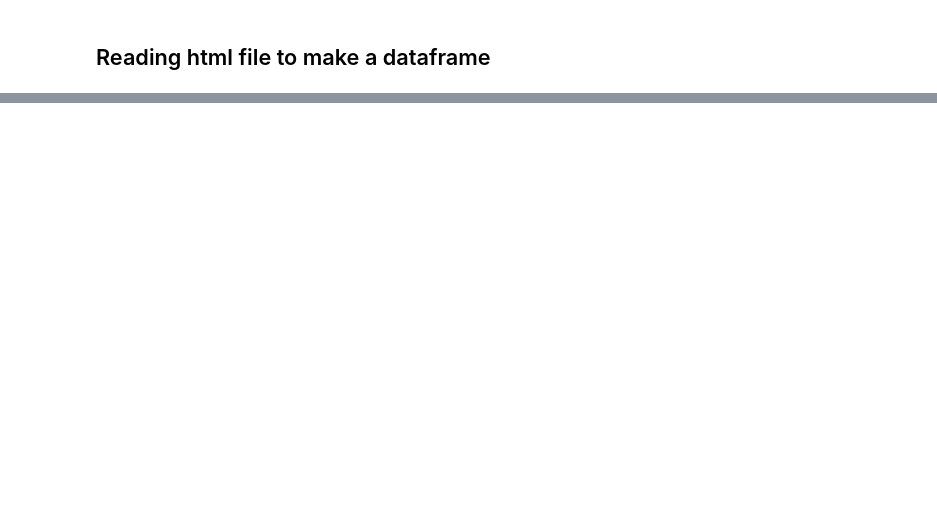
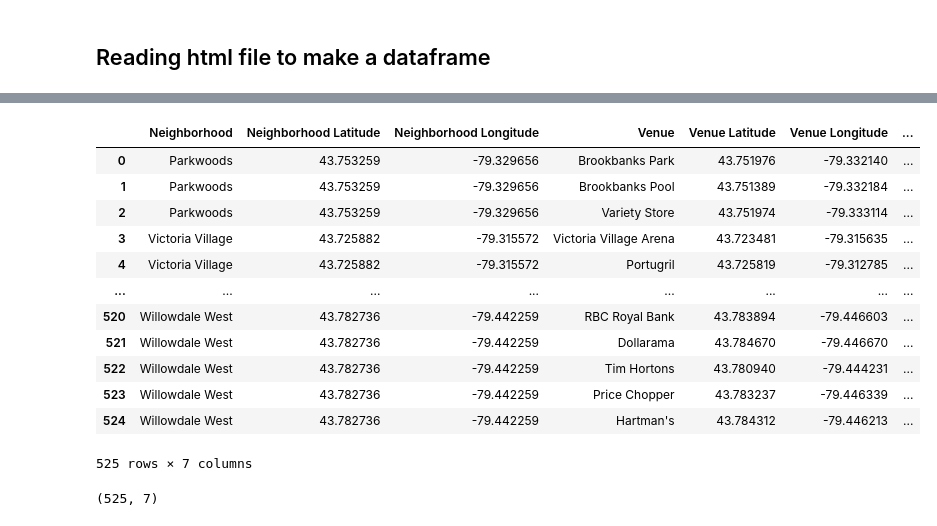
Before and after one commit to Ssents/ibm-capstone, a Jupyter notebook: week3_toronto.ipynb, the cells around one changed output, grey strips where cells are left out. Cells and saved outputs as stored; diff of their text form; code cells hidden in the pictures; blank space fills up the shorter version.

```diff
--- a/week3_toronto.ipynb
+++ b/week3_toronto.ipynb
@@ -20,0 +250,3 @@ df_toronto.head()
+# %%
+toronto_neighborhoods = (df.set_index(df.columns.drop('Neighborhood',1).tolist()).Neighborhood.str.split(', ', expand=True).stack()
+.reset_index().rename(columns={0: 'Neighborhood'}).loc[:, df.columns])
@@ -20,0 +262,2 @@ df_toronto.head()
+# %%
+north_york = toronto_neighborhoods[toronto_neighborhoods['Borough']=='North York']
@@ -20,0 +306,5 @@ df_toronto.head()
+# %%
+toronto_venues = getNearbyVenues(names=north_york['Neighborhood'],
+                                   latitudes=north_york['Latitude'],
+                                   longitudes=north_york['Longitude']
+                                  )
@@ -20,0 +329,20 @@ df_toronto.head()
+# %%
+toronto_venues
+# %% [output]
+|  | Neighborhood | Neighborhood Latitude | Neighborhood Longitude | Venue | Venue Latitude | Venue Longitude | ... |
+| 0 | Parkwoods | 43.753259 | -79.329656 | Brookbanks Park | 43.751976 | -79.332140 | ... |
+| 1 | Parkwoods | 43.753259 | -79.329656 | Brookbanks Pool | 43.751389 | -79.332184 | ... |
+| 2 | Parkwoods | 43.753259 | -79.329656 | Variety Store | 43.751974 | -79.333114 | ... |
+| 3 | Victoria Village | 43.725882 | -79.315572 | Victoria Village Arena | 43.723481 | -79.315635 | ... |
+| 4 | Victoria Village | 43.725882 | -79.315572 | Portugril | 43.725819 | -79.312785 | ... |
+| ... | ... | ... | ... | ... | ... | ... | ... |
+| 520 | Willowdale West | 43.782736 | -79.442259 | RBC Royal Bank | 43.783894 | -79.446603 | ... |
+| 521 | Willowdale West | 43.782736 | -79.442259 | Dollarama | 43.784670 | -79.446670 | ... |
+| 522 | Willowdale West | 43.782736 | -79.442259 | Tim Hortons | 43.780940 | -79.444231 | ... |
+| 523 | Willowdale West | 43.782736 | -79.442259 | Price Chopper | 43.783237 | -79.446339 | ... |
+| 524 | Willowdale West | 43.782736 | -79.442259 | Hartman's | 43.784312 | -79.446213 | ... |
+525 rows × 7 columns
+# %%
+toronto_venues.shape
+# %% [output]
+(525, 7)
```
Also changed, not shown: parts of 56 cells of this notebook.
